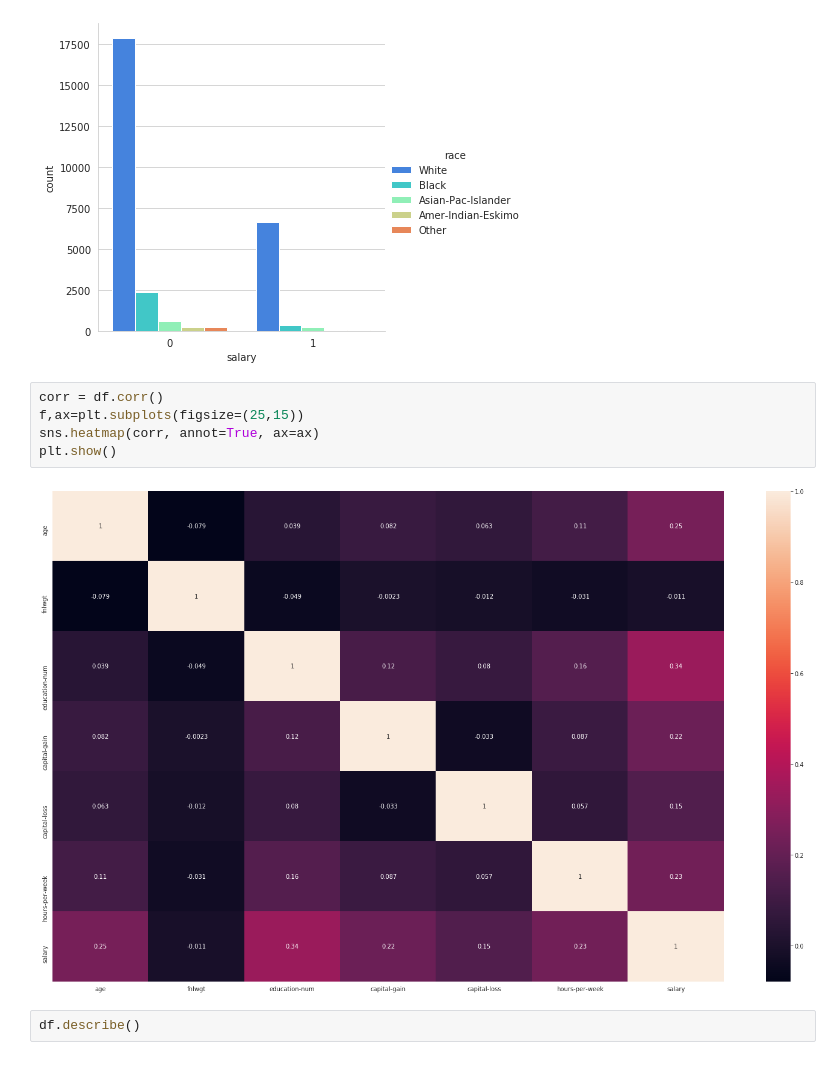
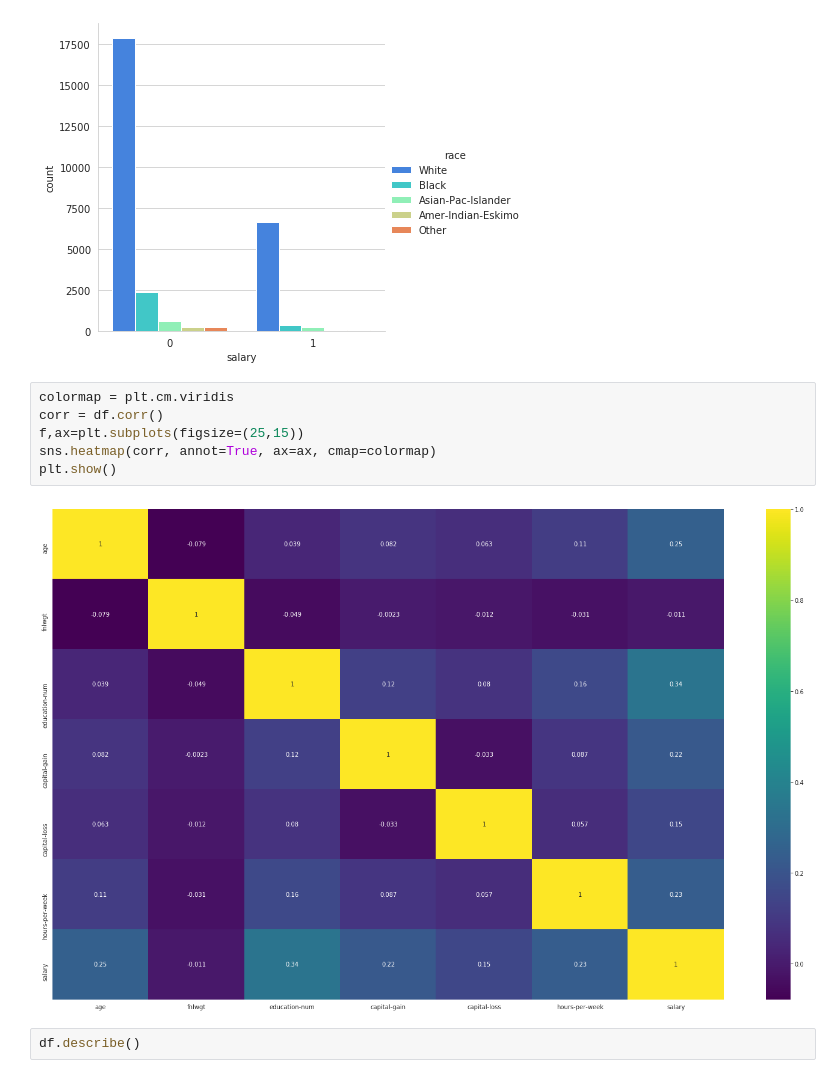
Before and after one commit to Arx1971/Predict-Person-Yearly-Salary, a Jupyter notebook: FinalProject_Spring2020.ipynb, the cells around one changed output. Drawn from its saved outputs; the diff is of its cells as text.

```diff
--- a/FinalProject_Spring2020.ipynb
+++ b/FinalProject_Spring2020.ipynb
@@ -211,12 +211,13 @@ sns.factorplot('salary', kind='count', hue='race', data=df,palette='rainbow')
 <seaborn.axisgrid.FacetGrid at 0x...>
 [figure]
 # %%
+colormap = plt.cm.viridis
 corr = df.corr()
 f,ax=plt.subplots(figsize=(25,15))
-sns.heatmap(corr, annot=True, ax=ax)
+sns.heatmap(corr, annot=True, ax=ax, cmap=colormap)
 plt.show()
 # %% [output]
-[figure, old version]
+[figure, new version]
 # %%
 df.describe()
 # %% [output]
```
Also changed, not shown: parts of 3 cells of this notebook.
